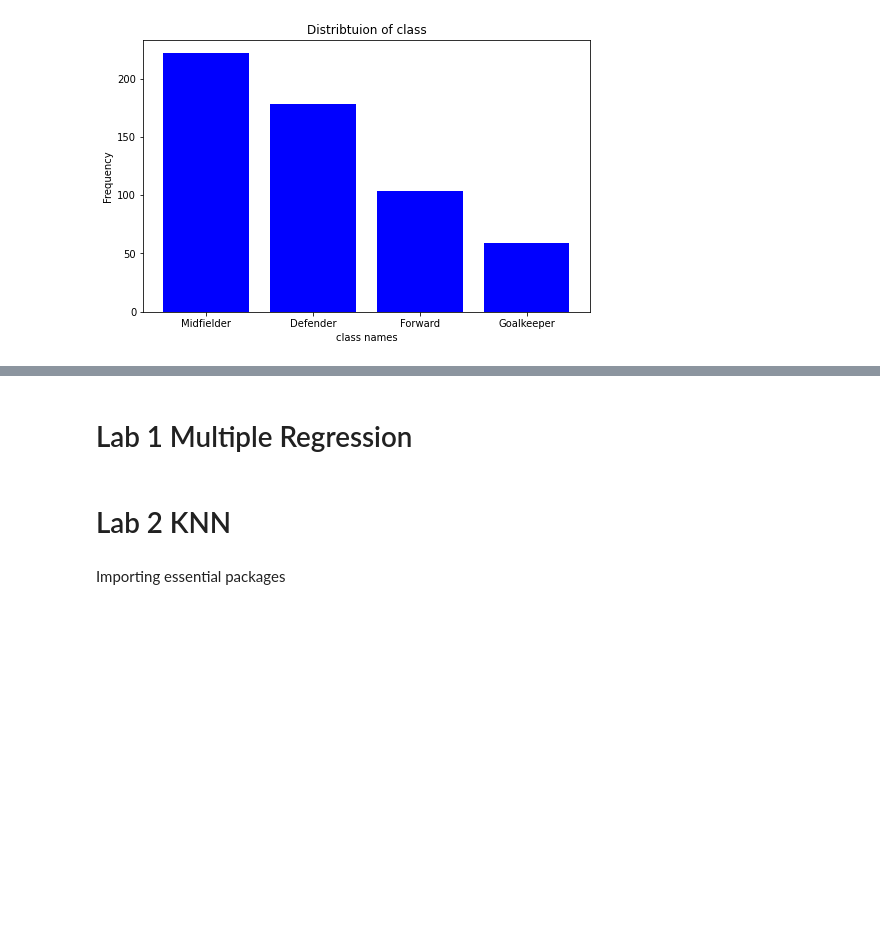
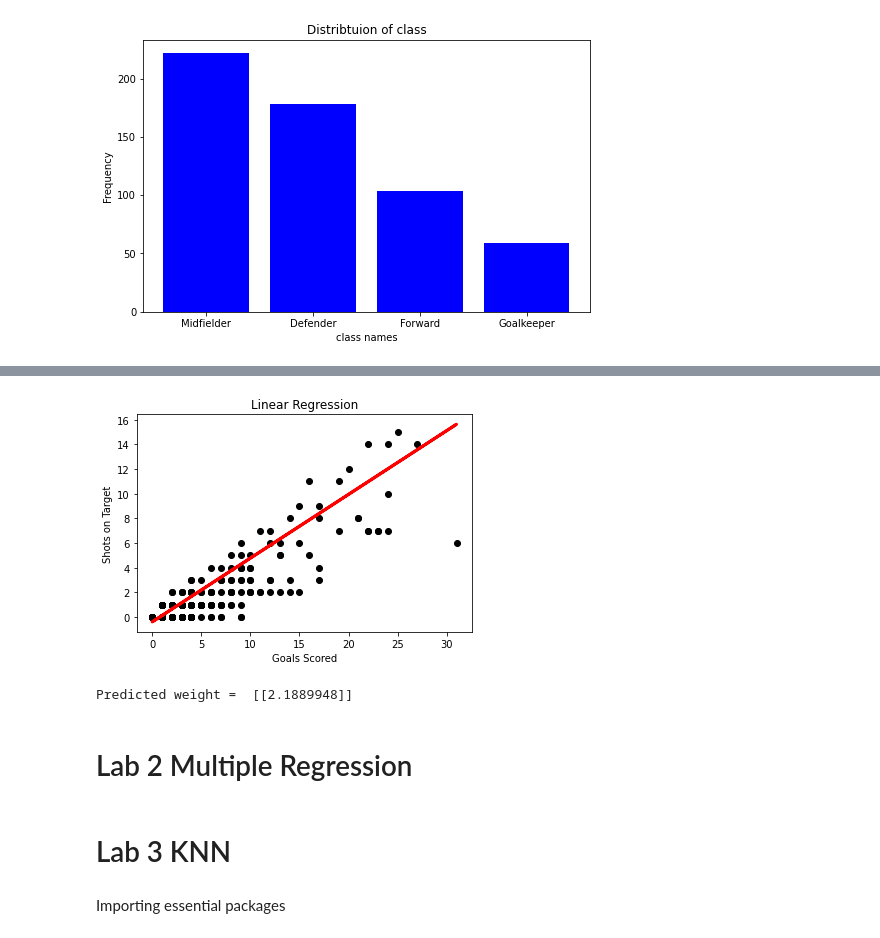
Before and after one commit to Logeshn009/Football-stats, a Jupyter notebook: ML_Lab_Programs.ipynb, the cells around one changed output, grey strips where cells are left out. Saved outputs shown, nothing was run; the diff lists cells and outputs as text; code cells hidden in the pictures; blank space fills up the shorter version.

```diff
--- a/ML_Lab_Programs.ipynb
+++ b/ML_Lab_Programs.ipynb
@@ -295,0 +301,4 @@ Predicted weight =  [[7.45640613]]
+# %%
+# Load CSV and columns
+
+df = pd.read_csv("isl_player_final.csv")
@@ -296,7 +352,28 @@ Predicted weight =  [[7.45640613]]
+# %%
+# We have created the two datasets and have the test data on the screen. We can continue to create the best fit line
+
+
+# Create linear regression object
+model = linear_model.LinearRegression()
+
+# Train the model using the training sets
+model.fit(X_train, Y_train)
+
+# Plot outputs
+plt.scatter(X_test, Y_test,  color='black')
+plt.plot(X_test, model.predict(X_test), color='red',linewidth=3)
+plt.title('Linear Regression')
+plt.xlabel('Goals Scored')
+plt.ylabel('Shots on Target')
+plt.show()
+print ("Predicted weight = ",model.predict([[5]]))
+# %% [output]
+[figure, added]
+Predicted weight =  [[2.1889948]]
 # %% [markdown]
-# Lab 1 Multiple Regression
+# Lab 2 Multiple Regression
 # %% [markdown]
-# Lab 2 KNN
+# Lab 3 KNN
 # %% [markdown]
 Importing essential packages
 # %%
```
Also changed, not shown: parts of 31 cells of this notebook.
